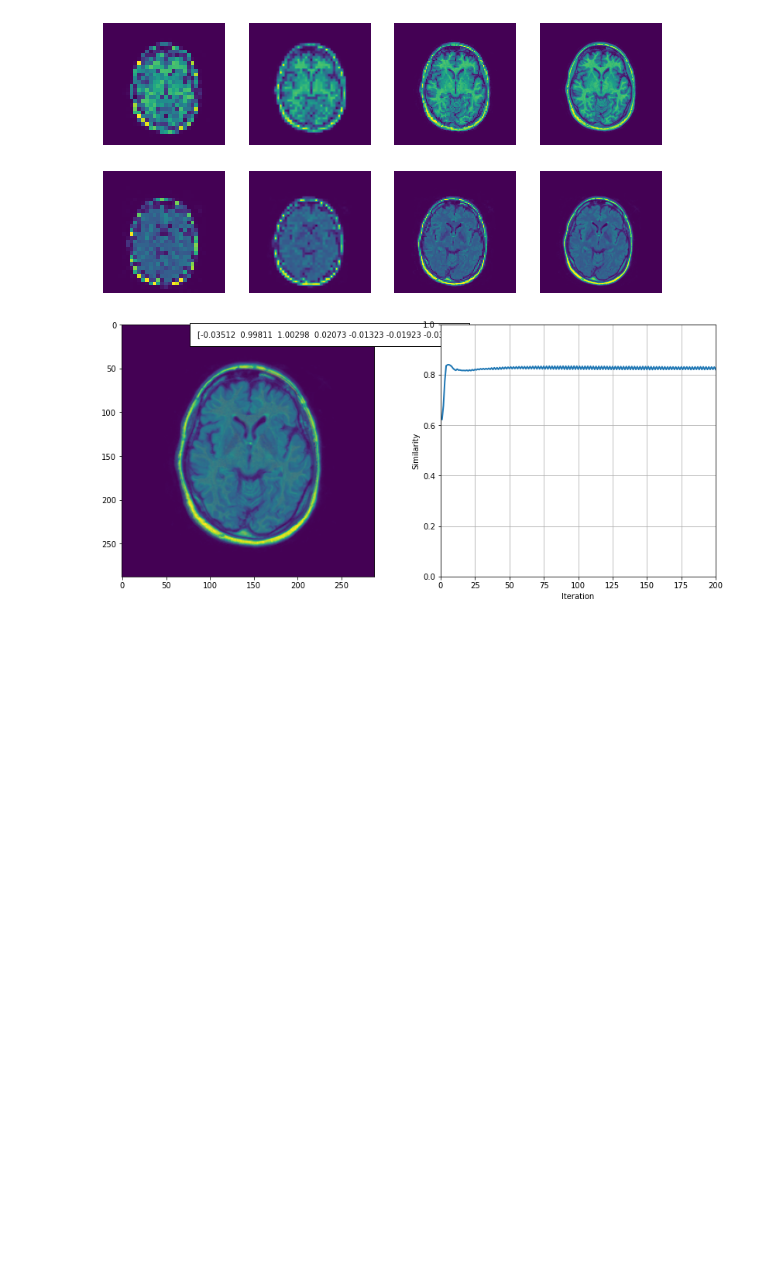
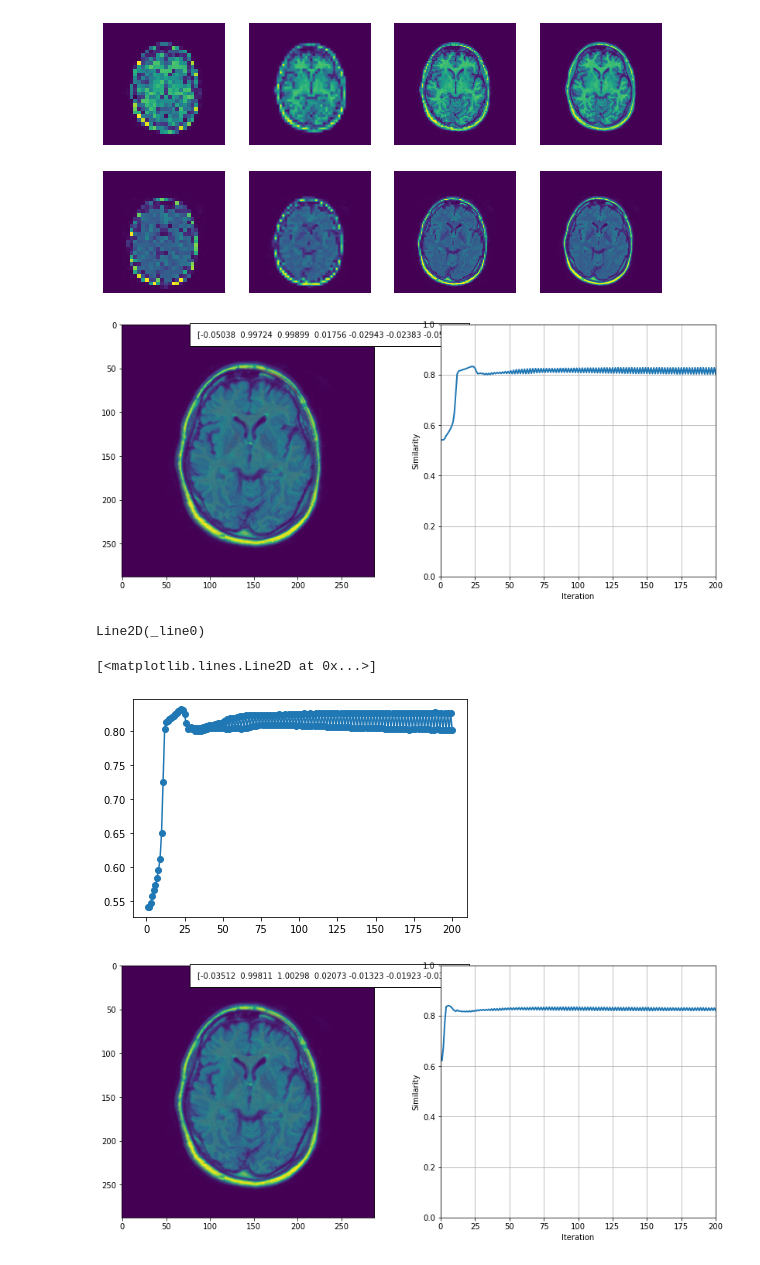
Before and after one commit to LarsvanSprang/8be030-13, a Jupyter notebook: main.ipynb, the cells around one changed output. Drawn from its saved outputs; the diff is of its cells as text; code cells hidden in the pictures; blank space fills up the shorter version.

Commit message:
final changes, graphing values

```diff
--- a/main.ipynb
+++ b/main.ipynb
@@ -124,6 +124,15 @@ for i, img in enumerate(stack_original):
 plt.show()
 # %% [output]
 [figure]
+# %%
+learning_curve_norm = project1.intensity_based_registration_affine("1_1_t1", "1_1_t2")
+xdata_norm = learning_curve_norm.get_xdata()
+ydata_norm = learning_curve_norm.get_ydata()
+# %% [output]
+[figure, added]
+Line2D(_line0)
+[<matplotlib.lines.Line2D at 0x...>]
+[figure, added]
 # %%
 
 for i in range(0, num_images):
```
Also changed, not shown: parts of 1 cell of this notebook, 6 other files.
